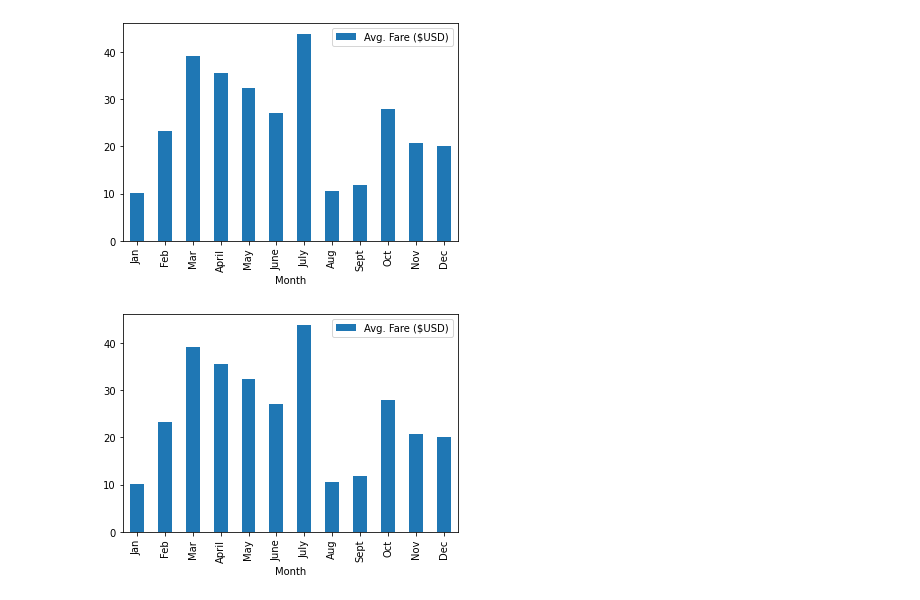
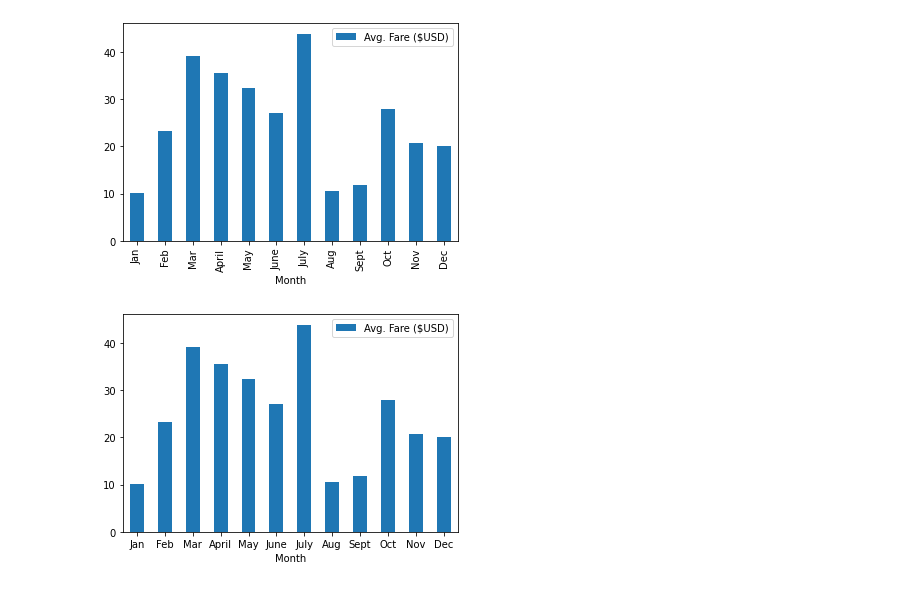
Before and after one commit to shrehalko/PyBer_Analysis, a Jupyter notebook: PyBer_ride_data.ipynb, the cells around one changed output. Cells and saved outputs as stored; diff of their text form; code cells hidden in the pictures.

```diff
--- a/PyBer_ride_data.ipynb
+++ b/PyBer_ride_data.ipynb
@@ -44,6 +44,7 @@ plt.show()
 [figure]
 # %%
 pyber_ride_df.plot(x="Month", y="Avg. Fare ($USD)", kind='bar')
+plt.xticks(rotation='horizontal')
 plt.show()
 # %% [output]
-[figure, old version]
+[figure, new version]
```
Also changed, not shown: 5 other files.
